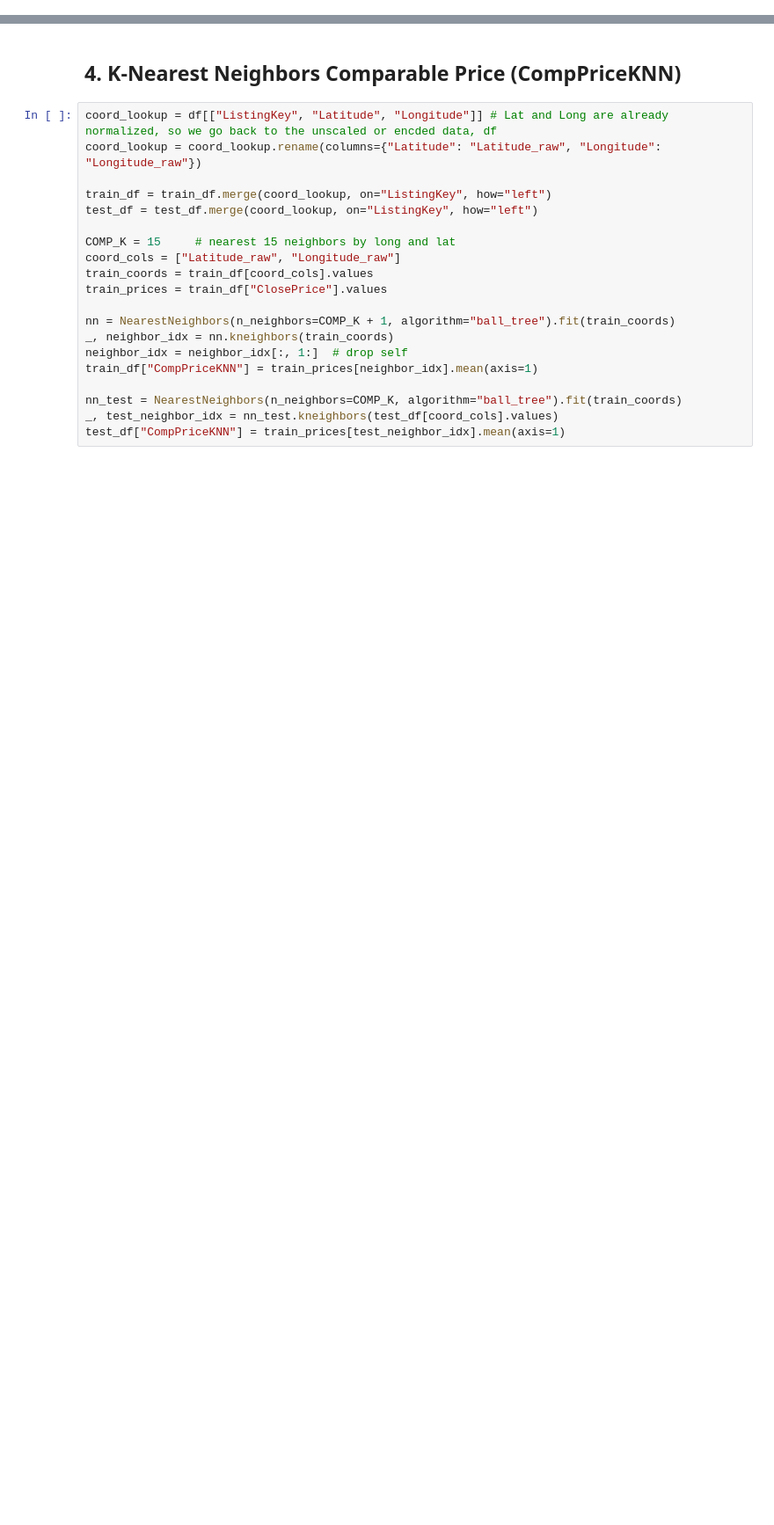
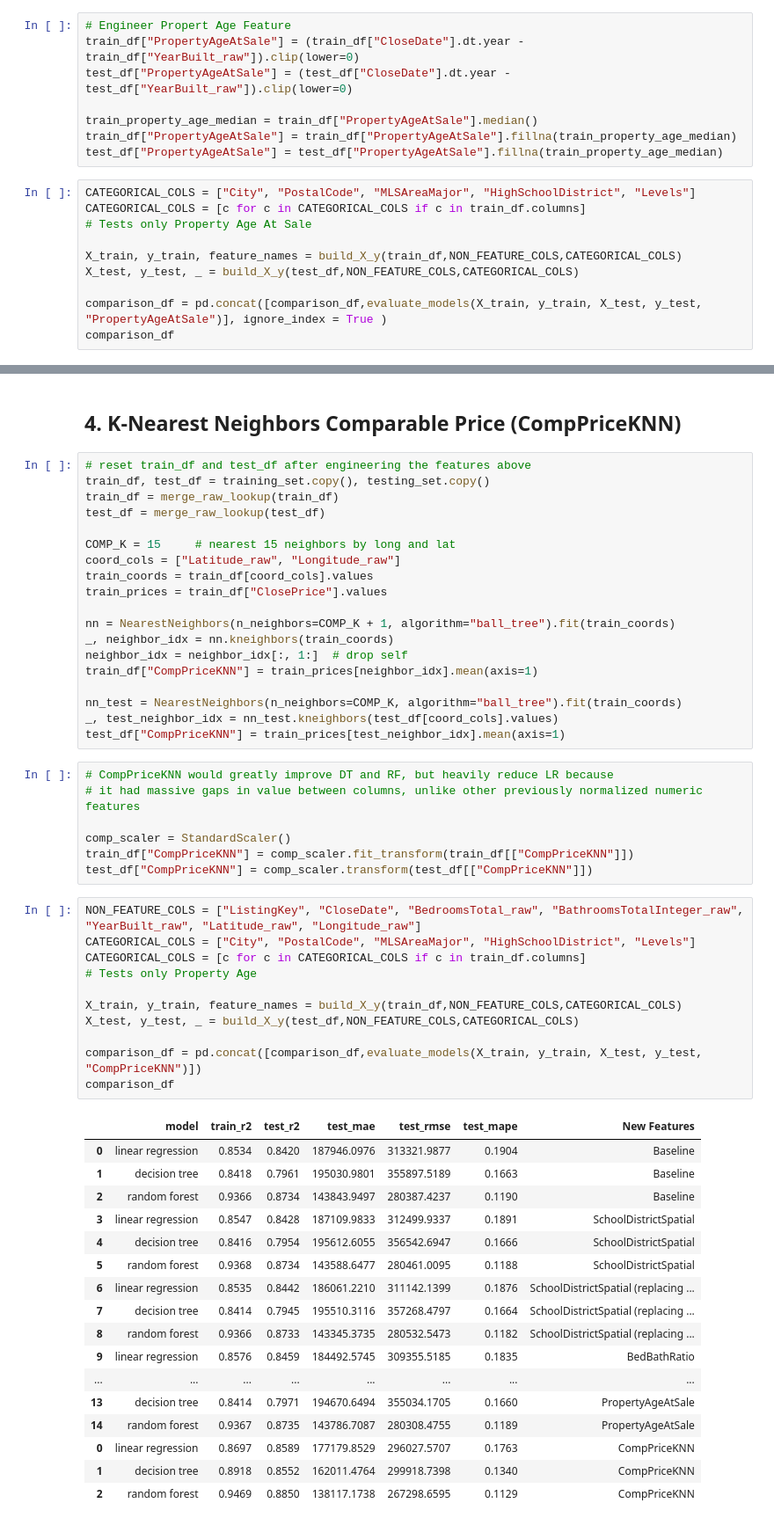
Before and after one commit to Zahi-Rahman/IDX-Exchange-DS-Project, a Jupyter notebook: notebooks/05_feature_engineering.ipynb, the cells around one changed output, grey strips where cells are left out. Shown at 88% size. Cells and saved outputs as stored; diff of their text form; blank space fills up the shorter version.

Commit message:
Evaluated each new feature's effect on model metrics

```diff
--- a/notebooks/05_feature_engineering.ipynb
+++ b/notebooks/05_feature_engineering.ipynb
@@ -157,0 +281,18 @@ Adding the School District Layer, Bed-Bath Ratio, and Age features increased all
+# %%
+# Engineer Propert Age Feature
+train_df["PropertyAgeAtSale"] = (train_df["CloseDate"].dt.year - train_df["YearBuilt_raw"]).clip(lower=0)
+test_df["PropertyAgeAtSale"] = (test_df["CloseDate"].dt.year - test_df["YearBuilt_raw"]).clip(lower=0)
+
+train_property_age_median = train_df["PropertyAgeAtSale"].median()
+train_df["PropertyAgeAtSale"] = train_df["PropertyAgeAtSale"].fillna(train_property_age_median)
+test_df["PropertyAgeAtSale"] = test_df["PropertyAgeAtSale"].fillna(train_property_age_median)
+# %%
+CATEGORICAL_COLS = ["City", "PostalCode", "MLSAreaMajor", "HighSchoolDistrict", "Levels"]
+CATEGORICAL_COLS = [c for c in CATEGORICAL_COLS if c in train_df.columns]
+# Tests only Property Age At Sale
+
+X_train, y_train, feature_names = build_X_y(train_df,NON_FEATURE_COLS,CATEGORICAL_COLS)
+X_test, y_test, _ = build_X_y(test_df,NON_FEATURE_COLS,CATEGORICAL_COLS)
+
+comparison_df = pd.concat([comparison_df,evaluate_models(X_train, y_train, X_test, y_test, "PropertyAgeAtSale")], ignore_index = True )
+comparison_df
@@ -158,11 +318,10 @@ Adding the School District Layer, Bed-Bath Ratio, and Age features increased all
 # %% [markdown]
 ## 4. K-Nearest Neighbors Comparable Price (CompPriceKNN)
 # %%
-coord_lookup = df[["ListingKey", "Latitude", "Longitude"]] # Lat and Long are already normalized, so we go back to the unscaled or encded data, df
-coord_lookup = coord_lookup.rename(columns={"Latitude": "Latitude_raw", "Longitude": "Longitude_raw"})
-
-train_df = train_df.merge(coord_lookup, on="ListingKey", how="left")
-test_df = test_df.merge(coord_lookup, on="ListingKey", how="left")
+# reset train_df and test_df after engineering the features above
+train_df, test_df = training_set.copy(), testing_set.copy()
+train_df = merge_raw_lookup(train_df)
+test_df = merge_raw_lookup(test_df)
 
 COMP_K = 15     # nearest 15 neighbors by long and lat
 coord_cols = ["Latitude_raw", "Longitude_raw"]
@@ -177,3 +336,39 @@ train_df["CompPriceKNN"] = train_prices[neighbor_idx].mean(axis=1)
 nn_test = NearestNeighbors(n_neighbors=COMP_K, algorithm="ball_tree").fit(train_coords)
 _, test_neighbor_idx = nn_test.kneighbors(test_df[coord_cols].values)
 test_df["CompPriceKNN"] = train_prices[test_neighbor_idx].mean(axis=1)
+# %%
+# CompPriceKNN would greatly improve DT and RF, but heavily reduce LR because
+# it had massive gaps in value between columns, unlike other previously normalized numeric features
+
+comp_scaler = StandardScaler()
+train_df["CompPriceKNN"] = comp_scaler.fit_transform(train_df[["CompPriceKNN"]])
+test_df["CompPriceKNN"] = comp_scaler.transform(test_df[["CompPriceKNN"]])
+# %%
+NON_FEATURE_COLS = ["ListingKey", "CloseDate", "BedroomsTotal_raw", "BathroomsTotalInteger_raw", "YearBuilt_raw", "Latitude_raw", "Longitude_raw"]
+CATEGORICAL_COLS = ["City", "PostalCode", "MLSAreaMajor", "HighSchoolDistrict", "Levels"]
+CATEGORICAL_COLS = [c for c in CATEGORICAL_COLS if c in train_df.columns]
+# Tests only Property Age
+
+X_train, y_train, feature_names = build_X_y(train_df,NON_FEATURE_COLS,CATEGORICAL_COLS)
+X_test, y_test, _ = build_X_y(test_df,NON_FEATURE_COLS,CATEGORICAL_COLS)
+
+comparison_df = pd.concat([comparison_df,evaluate_models(X_train, y_train, X_test, y_test, "CompPriceKNN")])
+comparison_df
+# %% [output]
+|  | model | train_r2 | test_r2 | test_mae | test_rmse | test_mape | New Features |
+| 0 | linear regression | 0.8534 | 0.8420 | 187946.0976 | 313321.9877 | 0.1904 | Baseline |
+| 1 | decision tree | 0.8418 | 0.7961 | 195030.9801 | 355897.5189 | 0.1663 | Baseline |
+| 2 | random forest | 0.9366 | 0.8734 | 143843.9497 | 280387.4237 | 0.1190 | Baseline |
+| 3 | linear regression | 0.8547 | 0.8428 | 187109.9833 | 312499.9337 | 0.1891 | SchoolDistrictSpatial |
+| 4 | decision tree | 0.8416 | 0.7954 | 195612.6055 | 356542.6947 | 0.1666 | SchoolDistrictSpatial |
+| 5 | random forest | 0.9368 | 0.8734 | 143588.6477 | 280461.0095 | 0.1188 | SchoolDistrictSpatial |
+| 6 | linear regression | 0.8535 | 0.8442 | 186061.2210 | 311142.1399 | 0.1876 | SchoolDistrictSpatial (replacing ... |
+| 7 | decision tree | 0.8414 | 0.7945 | 195510.3116 | 357268.4797 | 0.1664 | SchoolDistrictSpatial (replacing ... |
+| 8 | random forest | 0.9366 | 0.8733 | 143345.3735 | 280532.5473 | 0.1182 | SchoolDistrictSpatial (replacing ... |
+| 9 | linear regression | 0.8576 | 0.8459 | 184492.5745 | 309355.5185 | 0.1835 | BedBathRatio |
+| ... | ... | ... | ... | ... | ... | ... | ... |
+| 13 | decision tree | 0.8414 | 0.7971 | 194670.6494 | 355034.1705 | 0.1660 | PropertyAgeAtSale |
+| 14 | random forest | 0.9367 | 0.8735 | 143786.7087 | 280308.4755 | 0.1189 | PropertyAgeAtSale |
+| 0 | linear regression | 0.8697 | 0.8589 | 177179.8529 | 296027.5707 | 0.1763 | CompPriceKNN |
+| 1 | decision tree | 0.8918 | 0.8552 | 162011.4764 | 299918.7398 | 0.1340 | CompPriceKNN |
+| 2 | random forest | 0.9469 | 0.8850 | 138117.1738 | 267298.6595 | 0.1129 | CompPriceKNN |
```
Also changed, not shown: parts of 46 cells of this notebook.
